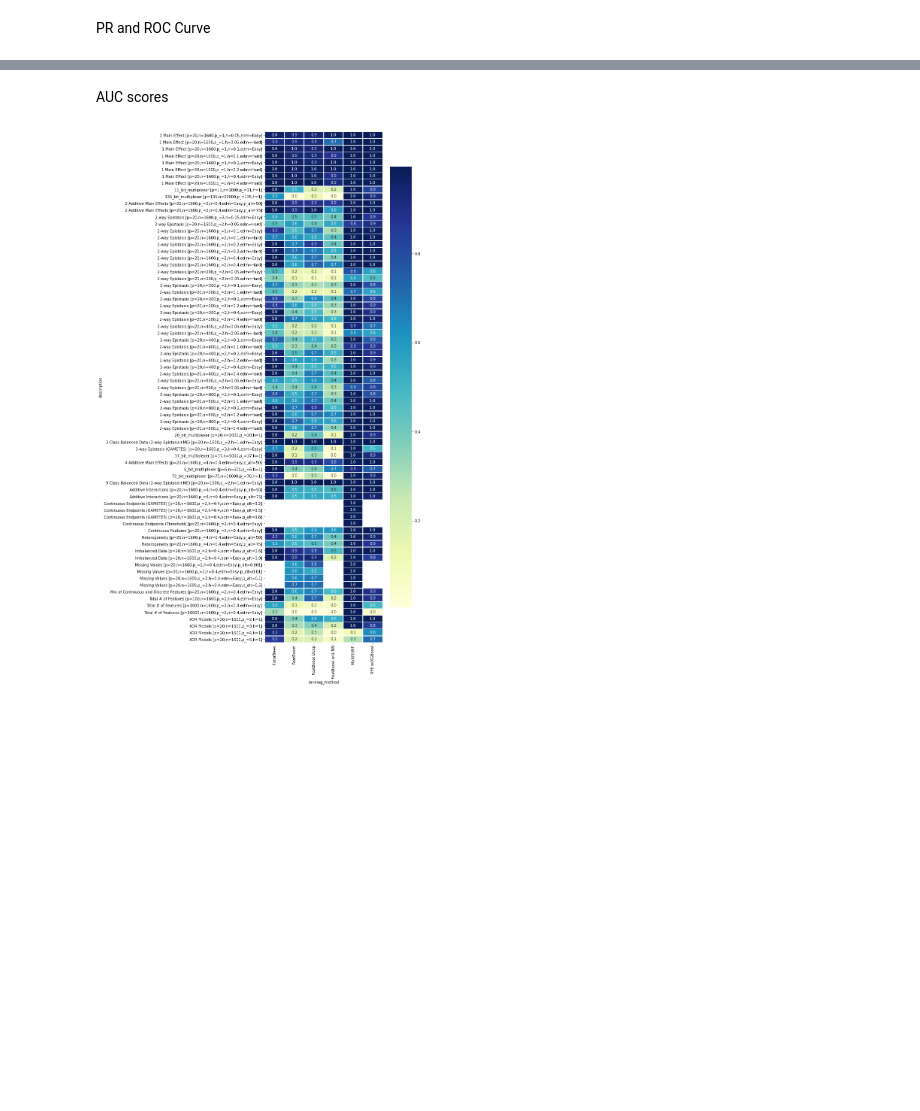
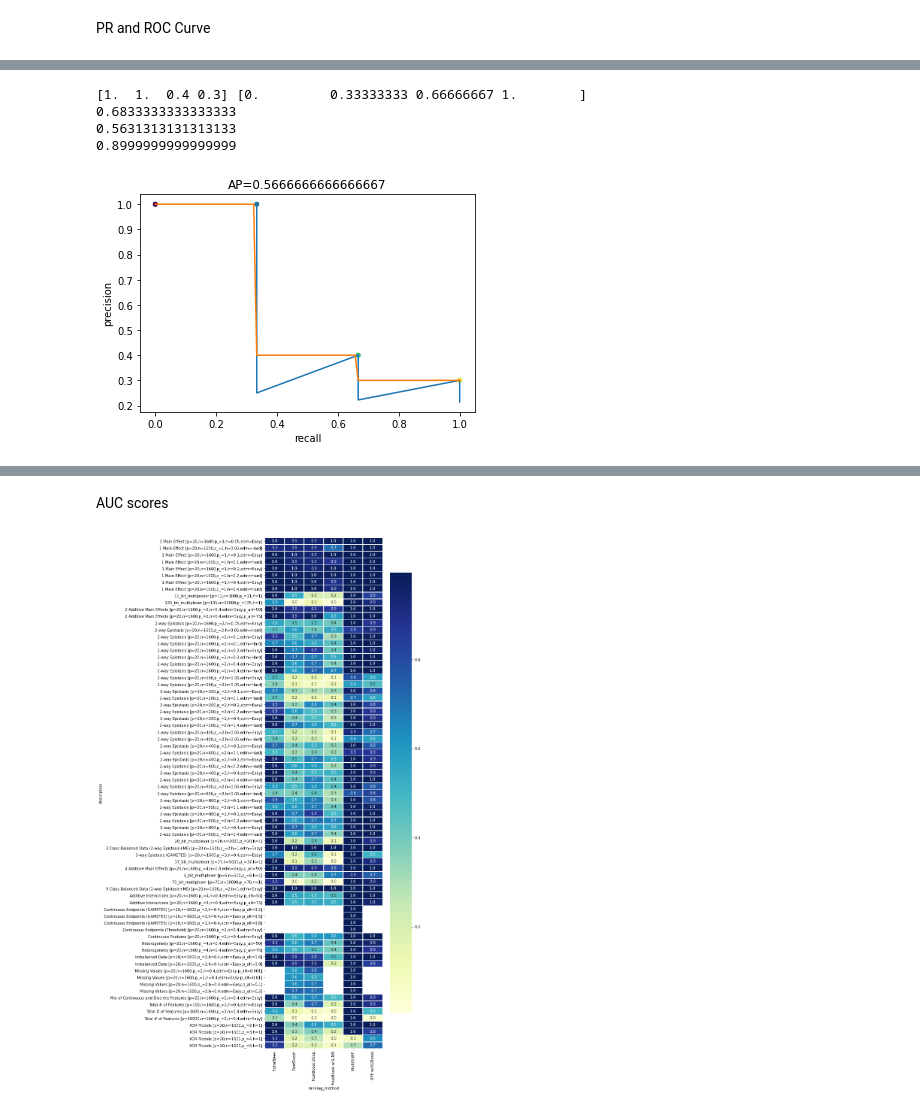
Before and after one commit to dunnkers/feature-selection, a Jupyter notebook: analysis/benchmark-20200524/stat-analysis.ipynb, the cells around one changed output, grey strips where cells are left out. Saved outputs shown, nothing was run; the diff lists cells and outputs as text; code cells hidden in the pictures; blank space fills up the shorter version.

Commit message:
PR interpolation 💎

```diff
--- a/analysis/benchmark-20200524/stat-analysis.ipynb
+++ b/analysis/benchmark-20200524/stat-analysis.ipynb
@@ -106 +102,48 @@ sns.scatterplot(data=interpdata[(interpdata['name'] == '3-way Epistasis (GAMETES
+# %%
+from scipy import interpolate
+# repl = et[et['replica_no'] == 1]
+# repl = repl.sort_values('feature_rank')[['feature_rank', 'recall', 'precision']]
+
+# https://towardsdatascience.com/breaking-down-mean-average-precision-map-ae462f623a52
+def interpolate_pr(replica):
+    recalls = np.unique(replica.recall)
+    def max_precision(recall): # find max precision value given recall
+        return replica[replica['recall'] == recall]['precision'].max()
+    precisions = list(map(max_precision, recalls))
+    return np.r_[1, precisions], np.r_[0, recalls]
+
+def sample_interp_pr(precision, recall):
+    recalls = np.linspace(0, 1, 100)
+    fn = interpolate.interp1d(recall, precision, kind='next')
+    precisions = fn(recalls)
+    return precisions, recalls
+
+def average_precision(precision, recall):
+    return -np.sum(np.diff(np.r_[recall, 0]) * np.r_[precision, 1][:-1])
+
+for _, data in et.groupby('replica_no'):
+    sns.lineplot(data=data, x='recall', y='precision', estimator=None, sort=False)
+    ap = average_precision(data.precision, data.recall)
+    precision, recall = interpolate_pr(data)
+    precision_, recall_ = sample_interp_pr(precision, recall)
+    # ap = average_precision(precision, recall)
+    # ap_ = average_precision(precision_, recall_)
+    # print(precision, recall)
+    # print(np.trapz(precision, recall)) # takes 'straight' paths
+    # print(np.sum(np.prod([precision, recall], axis=0)))
+    sns.scatterplot(x=recall,y=precision)
+    sns.lineplot(x=recall_,y=precision_)
+    ap = np.sum(np.r_[0, np.diff(recall)] * precision)
+    ap_ = np.trapz(precision_, recall_) # interpolated value
+    plt.title('AP={}'.format(ap))
+    plt.show()
+    break
+# sns.lineplot(data=et, x='feature_rank', y='recall')
+# sns.lineplot(data=et, x='feature_rank', y='precision')
+# %% [output]
+[1.  1.  0.4 0.3] [0.         0.33333333 0.66666667 1.        ]
+0.6833333333333333
+0.5631313131313133
+0.8999999999999999
+[figure, added]
 # %%
```
Also changed, not shown: parts of 4 cells of this notebook.
